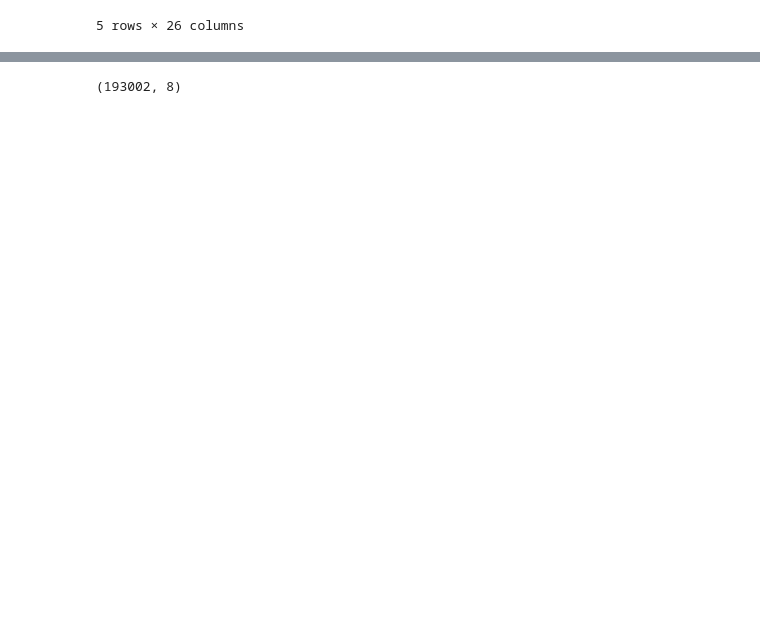
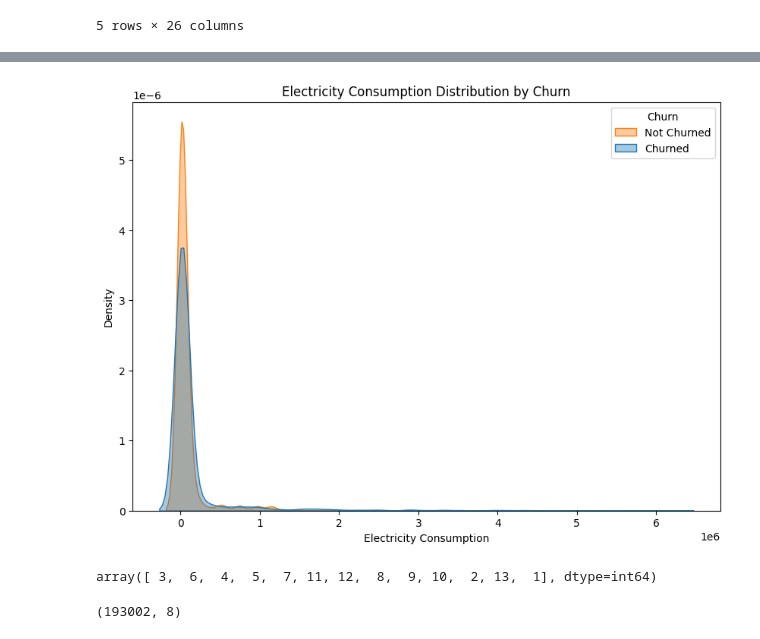
Before and after one commit to data-detectiv/bcg-data-science-job-simulation, a Jupyter notebook: churn_analysis.ipynb, the cells around one changed output, grey strips where cells are left out. Saved outputs shown, nothing was run; the diff lists cells and outputs as text; code cells hidden in the pictures; blank space fills up the shorter version.

Commit message:
added visualization for client

```diff
--- a/churn_analysis.ipynb
+++ b/churn_analysis.ipynb
@@ -18,0 +81,14 @@ df_client.head()
+# %%
+plt.figure(figsize=(10, 7))
+sns.kdeplot(df_client, x="cons_12m", hue="churn", fill=True, common_norm=False, alpha=0.4)
+plt.xlabel("Electricity Consumption")
+plt.ylabel("Density")
+plt.title("Electricity Consumption Distribution by Churn")
+plt.legend(title="Churn", labels=["Not Churned", "Churned"])
+plt.show()
+# %% [output]
+[figure, added]
+# %%
+df_client.num_years_antig.unique()
+# %% [output]
+array([ 3,  6,  4,  5,  7, 11, 12,  8,  9, 10,  2, 13,  1], dtype=int64)
```
Also changed, not shown: parts of 8 cells of this notebook, 1 other file.
